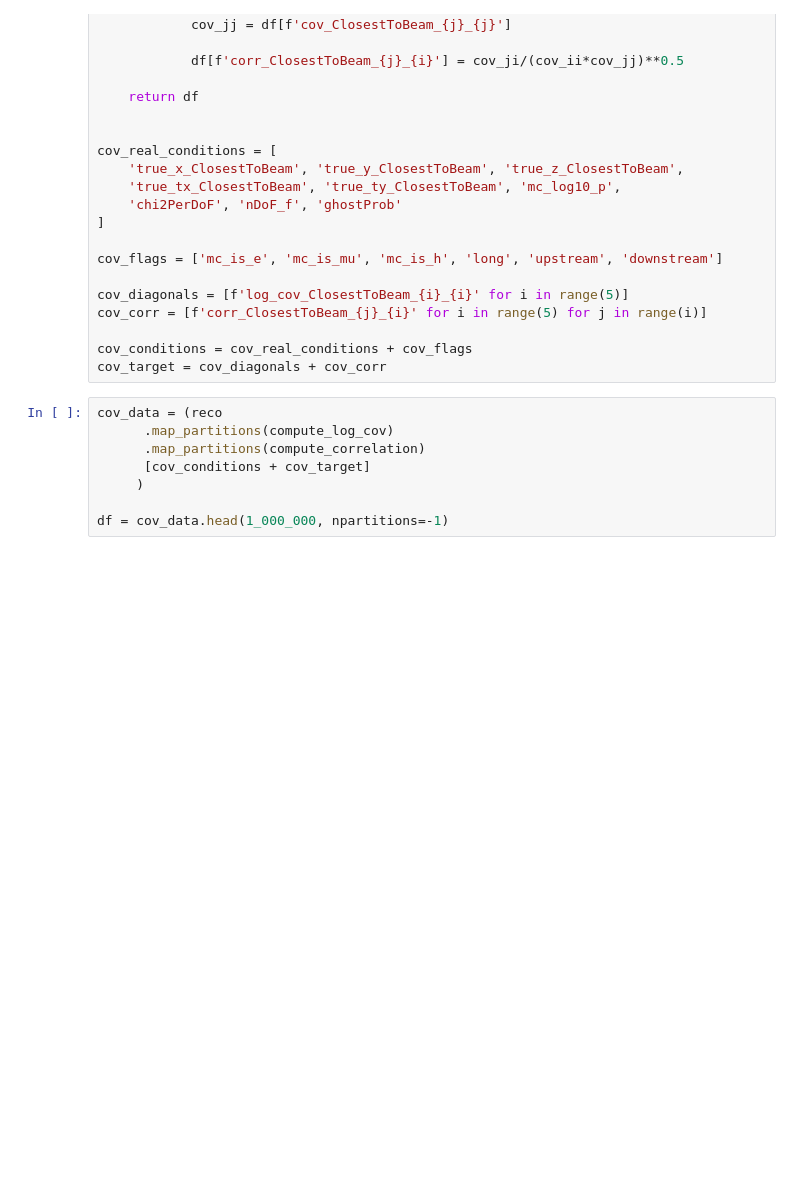
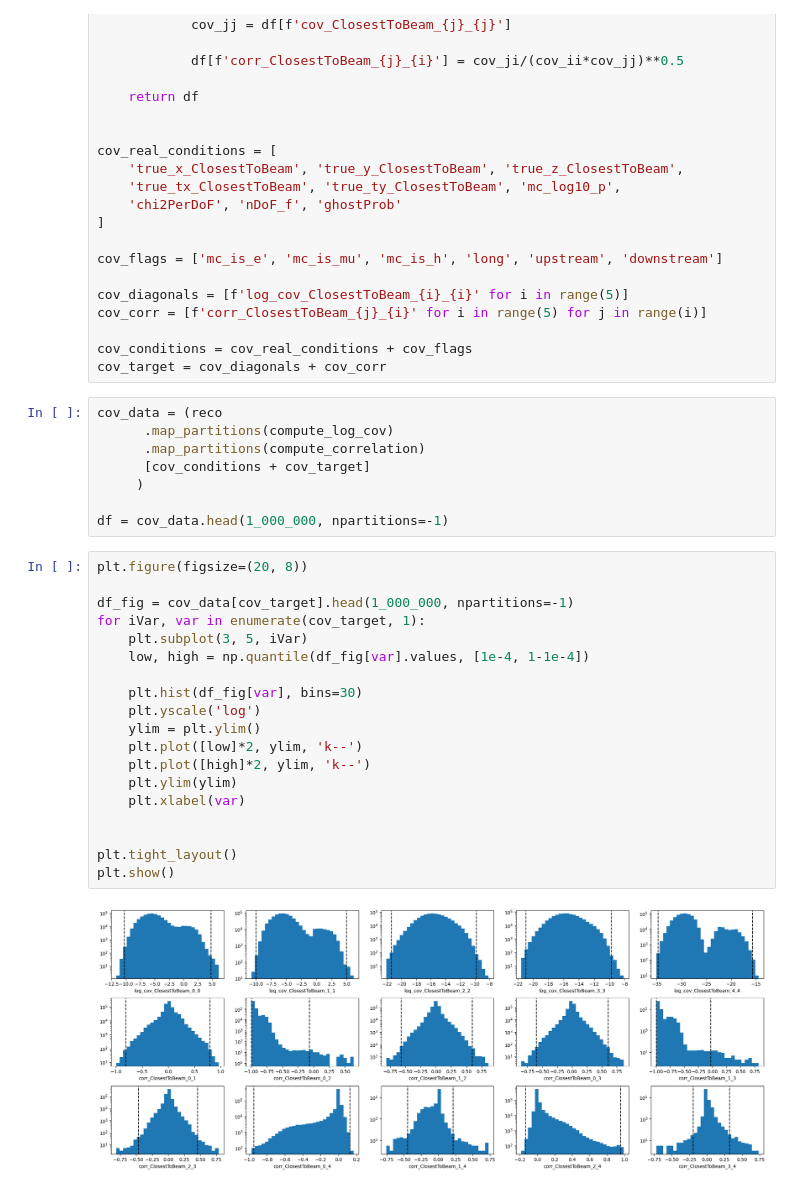
Before and after one commit to landerlini/lb-trksim-train, a Jupyter notebook: notebooks/Preprocessing-GANs.ipynb, the cells around one changed output. Cells and saved outputs as stored; diff of their text form; blank space fills up the shorter version.

```diff
--- a/notebooks/Preprocessing-GANs.ipynb
+++ b/notebooks/Preprocessing-GANs.ipynb
@@ -248,4 +248,25 @@ cov_data = (reco
      )
 
 df = cov_data.head(1_000_000, npartitions=-1)
+# %%
+plt.figure(figsize=(20, 8))
+
+df_fig = cov_data[cov_target].head(1_000_000, npartitions=-1)
+for iVar, var in enumerate(cov_target, 1):
+    plt.subplot(3, 5, iVar)
+    low, high = np.quantile(df_fig[var].values, [1e-4, 1-1e-4])
+
+    plt.hist(df_fig[var], bins=30)
+    plt.yscale('log')
+    ylim = plt.ylim()
+    plt.plot([low]*2, ylim, 'k--')
+    plt.plot([high]*2, ylim, 'k--')
+    plt.ylim(ylim)
+    plt.xlabel(var)
+
+
+plt.tight_layout()
+plt.show()
+# %% [output]
+[figure, added]
 # %%
```
Also changed, not shown: parts of 7 cells of this notebook, 3 other files.
